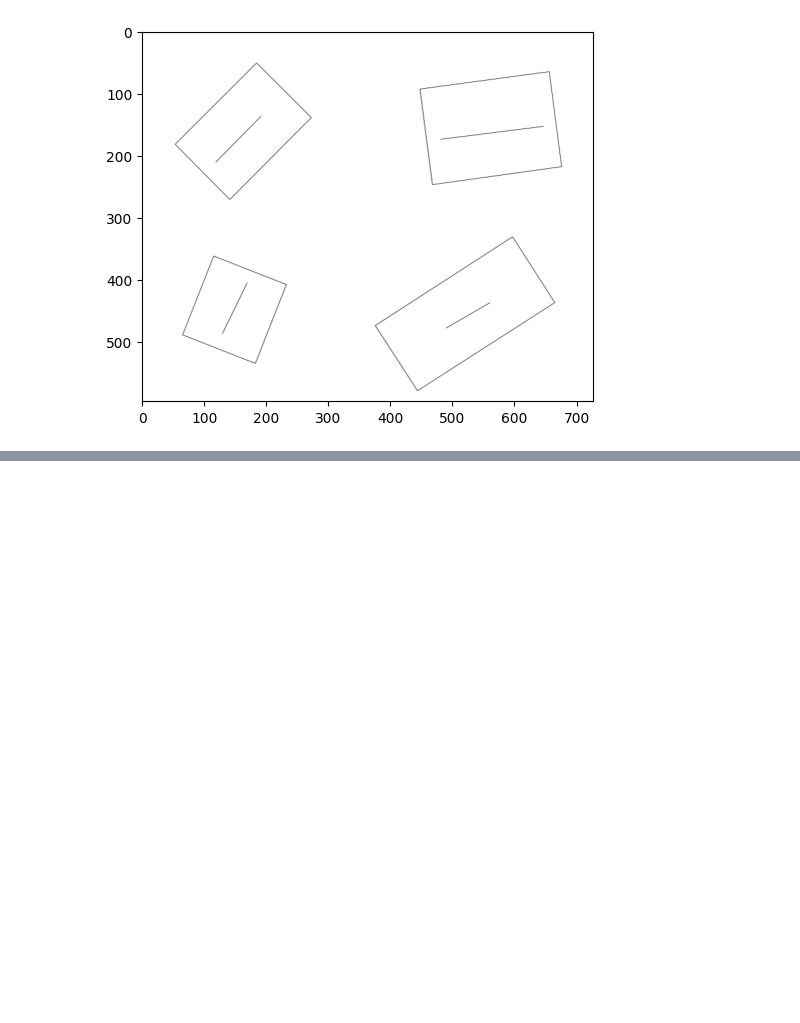
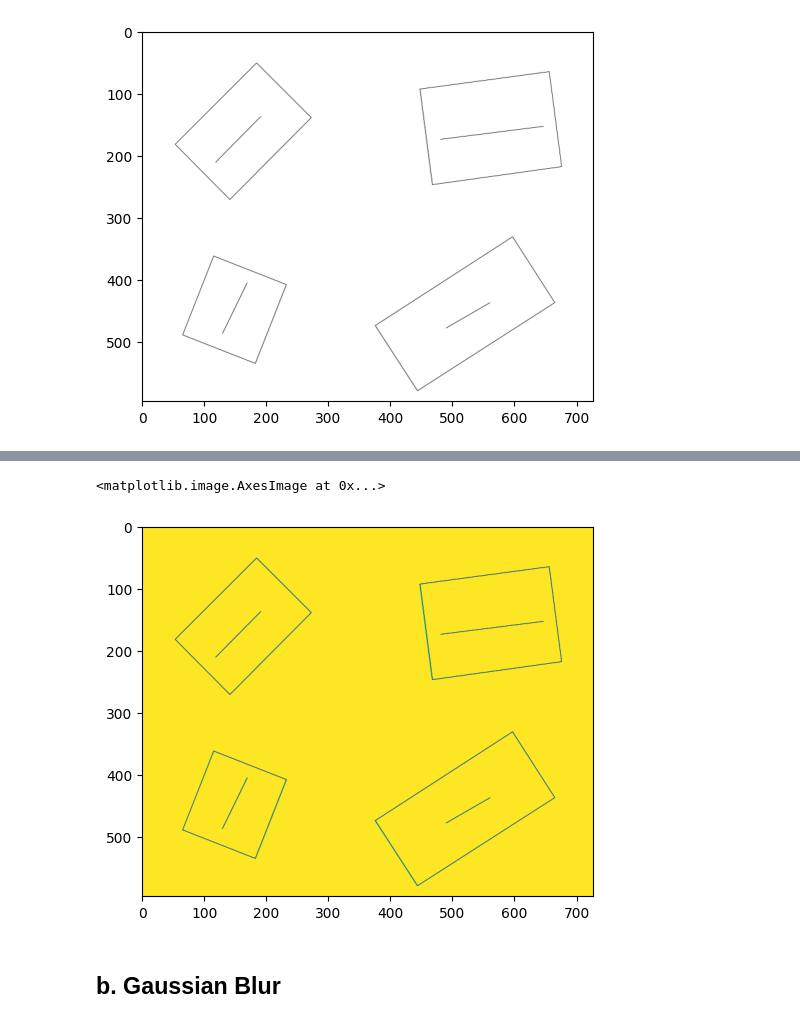
Before and after one commit to bainash10/Shrig-Assignment, a Jupyter notebook: Task2_Alignment/test.ipynb, the cells around one changed output, grey strips where cells are left out. Cells and saved outputs as stored; diff of their text form; code cells hidden in the pictures; blank space fills up the shorter version.

Commit message:
(step):Preprocessing of image done for task 2

```diff
--- a/Task2_Alignment/test.ipynb
+++ b/Task2_Alignment/test.ipynb
@@ -15,0 +40,4 @@ plt.imshow(image)
+# %%
+# The image is in RGB so we need to convert it to grayscale
+gray = cv2.cvtColor(image, cv2.COLOR_BGR2GRAY)
+# gray = cv2.cvtColor(image, cv2.COLOR_BGR2HSV)
@@ -15,0 +54,7 @@ plt.imshow(image)
+# %%
+plt.imshow(gray)
+# %% [output]
+<matplotlib.image.AxesImage at 0x...>
+[figure, added]
+# %% [markdown]
+## b. Gaussian Blur
```
Also changed, not shown: parts of 14 cells of this notebook.
